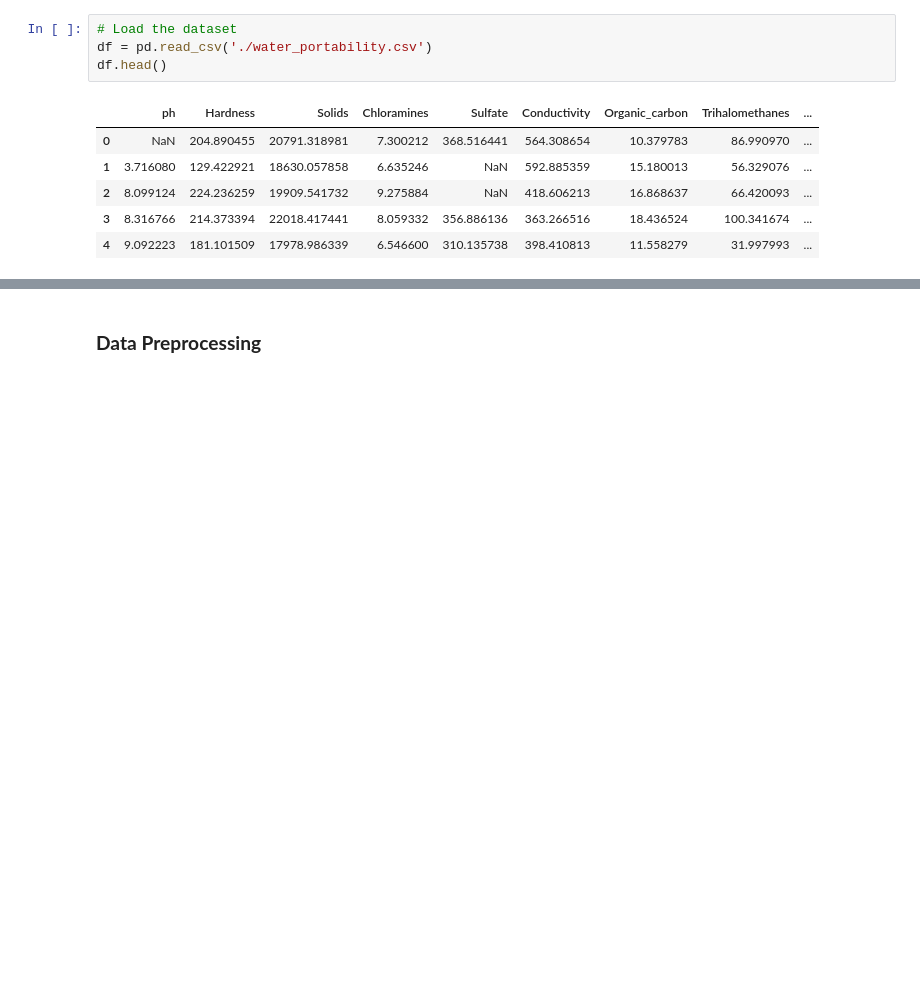
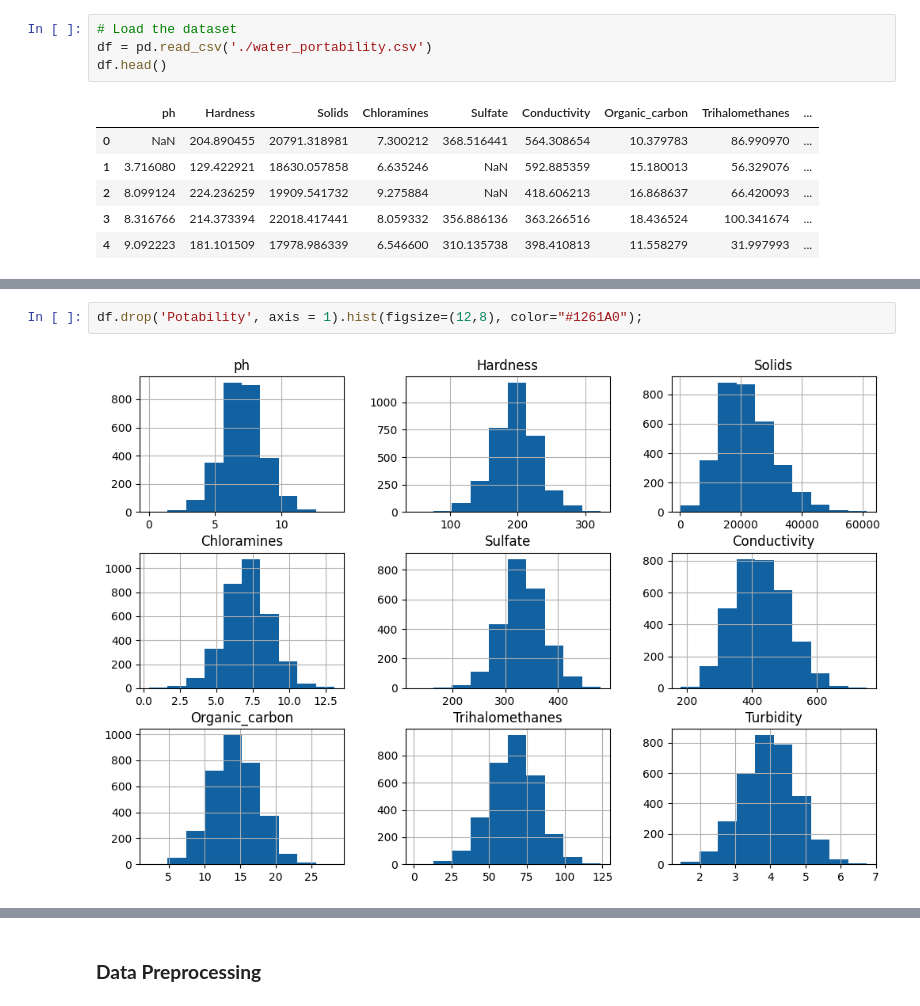
Before and after one commit to AnirudhBagalkotker/Identification_of_Portable_Water_ML_Model, a Jupyter notebook: BITS_F464_Project_Template_Sem_1_2023.ipynb, the cells around one changed output, grey strips where cells are left out. Cells and saved outputs as stored; diff of their text form; blank space fills up the shorter version.

```diff
--- a/BITS_F464_Project_Template_Sem_1_2023.ipynb
+++ b/BITS_F464_Project_Template_Sem_1_2023.ipynb
@@ -38,0 +98,4 @@ df.head()
+# %%
+df.drop('Potability', axis = 1).hist(figsize=(12,8), color="#1261A0");
+# %% [output]
+[figure, added]
```
Also changed, not shown: parts of 12 cells of this notebook, 1 other file.
